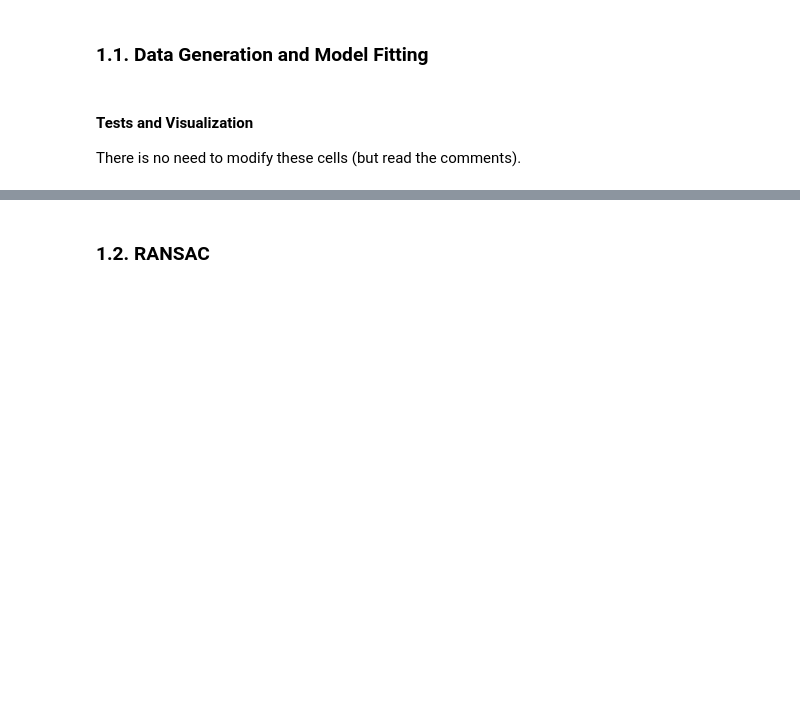
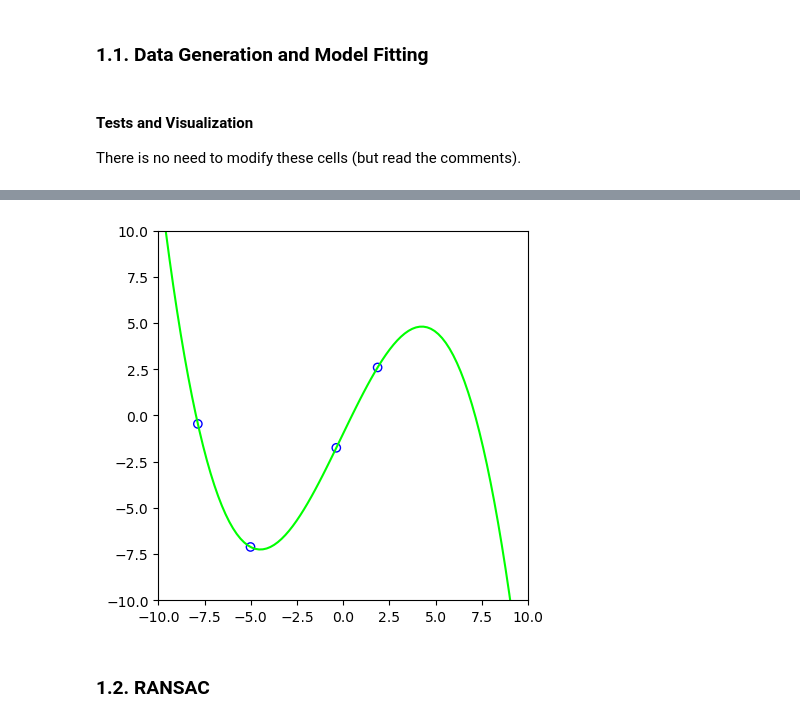
Before and after one commit to oalkaya/mfcgv-projects, a Jupyter notebook: MF2023_Exercise1/Exercise1.ipynb, the cells around one changed output, grey strips where cells are left out. Saved outputs shown, nothing was run; the diff lists cells and outputs as text; code cells hidden in the pictures; blank space fills up the shorter version.

```diff
--- a/MF2023_Exercise1/Exercise1.ipynb
+++ b/MF2023_Exercise1/Exercise1.ipynb
@@ -206,15 +207,23 @@ AssertionError: Failed test case
 # %%
 # Visualizing `fit` implementation. No need to edit this
+# Duplicate test_point declaration to avoid warning
+test_points = np.array([[-5.01341822, -7.11485119],
+                        [ 1.86544097,  2.59891622],
+                        [-0.37093626, -1.7499924 ],
+                        [-7.8621905 , -0.45595404]])
+
 def plot_fitted_poly(points, poly):
     fig, ax = plt.subplots()
     plot_models(ax, points, points[:0], poly)
     ax.get_legend().remove()
     plt.show()
     plt.close(fig)
 
 poly = Polynomial.fit(test_points)
 
 plot_fitted_poly(test_points, poly)
+# %% [output]
+[figure, added]
 # %% [markdown]
 ### 1.2. RANSAC
 # %%
```
Also changed, not shown: parts of 3 cells of this notebook.
